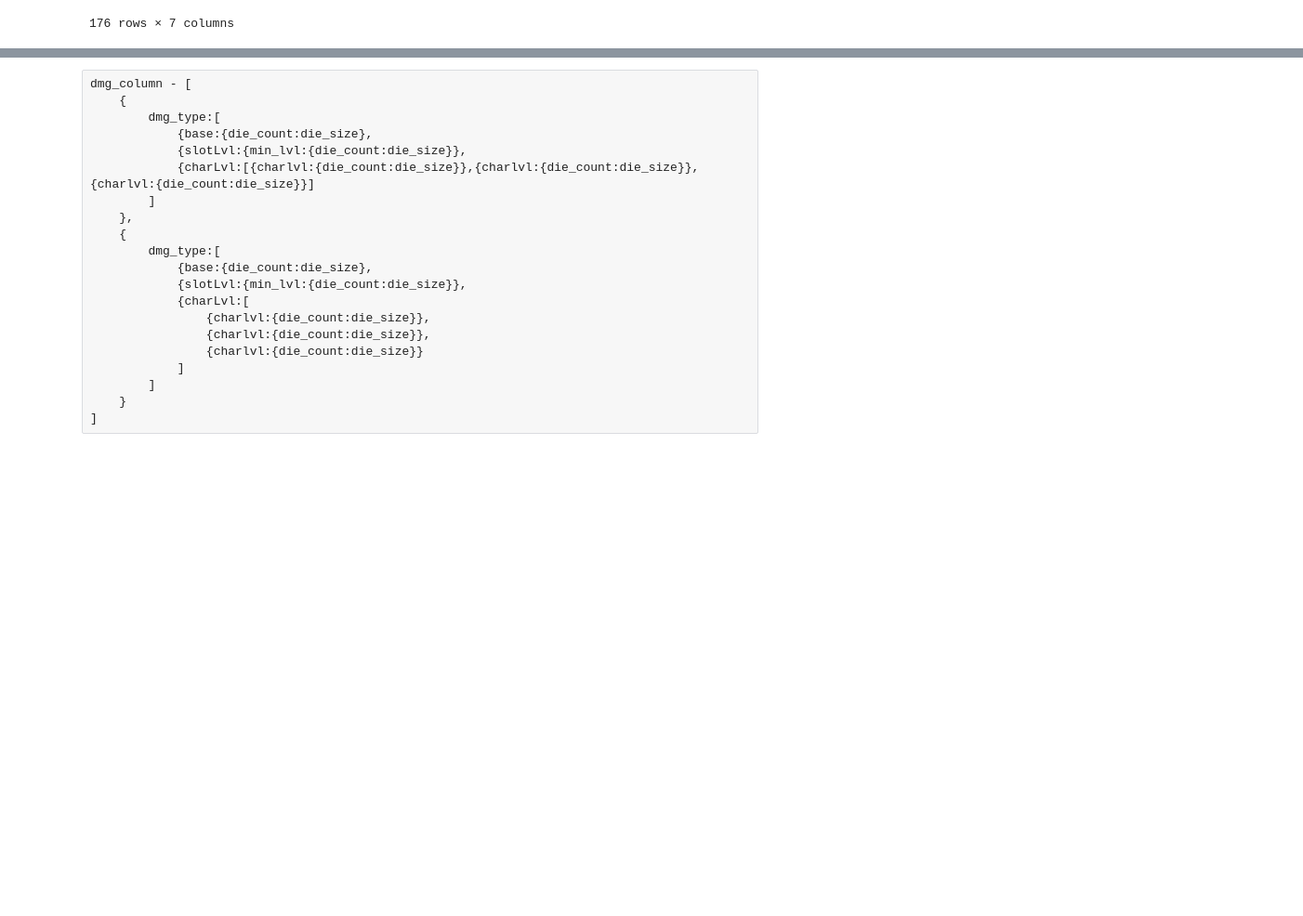
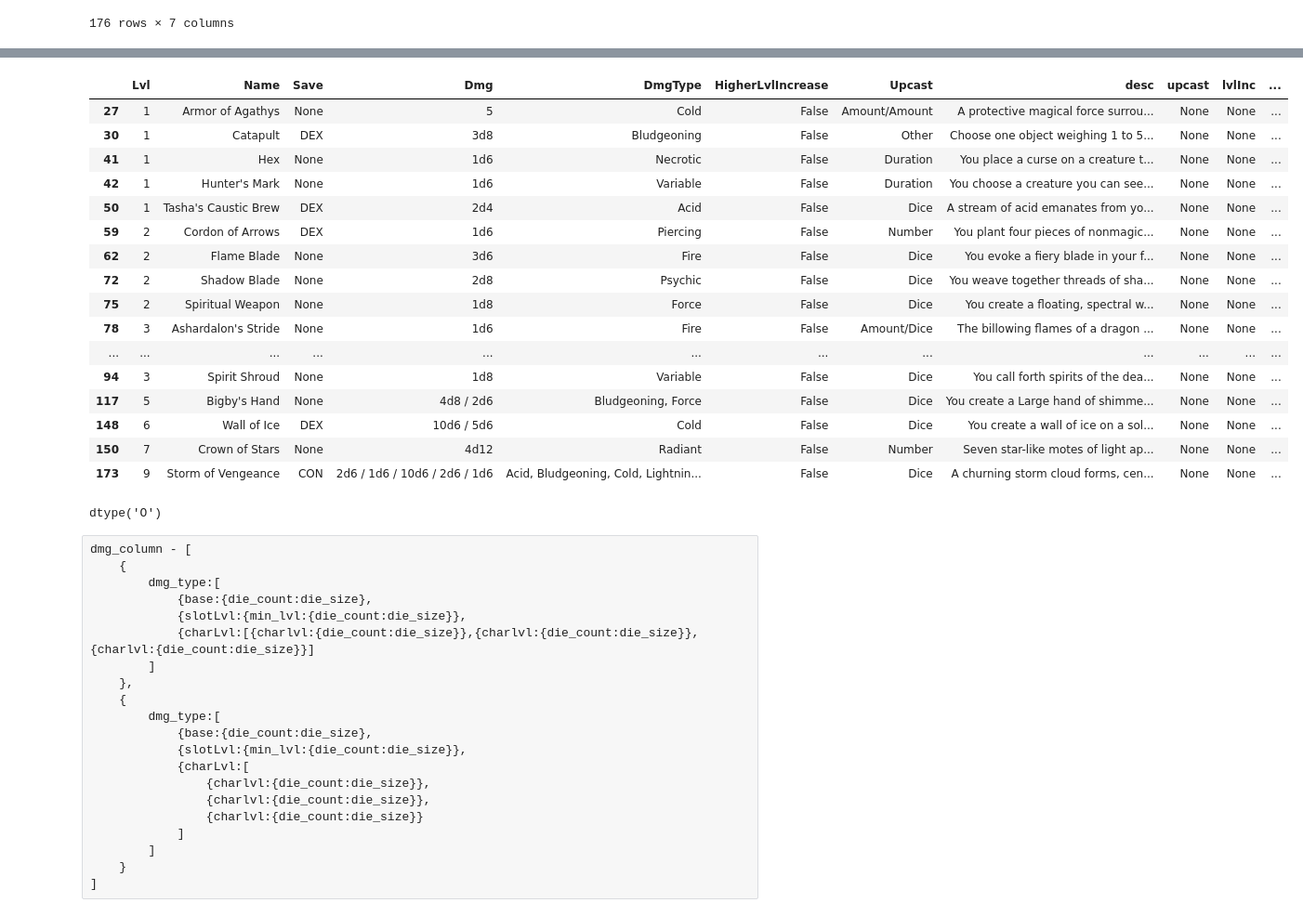
Before and after one commit to pconnell/DNDIO, a Jupyter notebook: dmg_spell_scrape.ipynb, the cells around one changed output, grey strips where cells are left out. Shown at 93% size. Drawn from its saved outputs; the diff is of its cells as text; code cells hidden in the pictures; blank space fills up the shorter version.

Commit message:
uploading parser code, parsed CSVs, and other files

```diff
--- a/dmg_spell_scrape.ipynb
+++ b/dmg_spell_scrape.ipynb
@@ -290,0 +209,7 @@ Weird
+# %%
+dmg_spells_copy['mod'] = False
+for i, row in dmg_spells_copy.iterrows():
+    if '+SAM' in row['Dmg']:
+        dmg_spells_copy.loc[i,'mod'] = True
+        dmg_spells_copy.loc[i,'Dmg'] = dmg_spells_copy.loc[i,'Dmg'][:-4]
+dmg_spells_copy
@@ -290,0 +374,18 @@ Weird
+# %%
+for i,row in dmg_spells_copy.loc[dmg_spells_copy['Dmg'].str.contains(r'\+',regex=True)].iterrows():
+    try:
+        f = open(
+            './data_for_parsing/spells/{}.html'.format(row['Name']),
+            'r'
+        ).read()
+    except:
+        print('file not found: {}'.format(
+            './data_for_parsing/spells/{}.html'.format(row['Name'])
+        ))
+        pass
+
+    ## extract out the data from the file where we know there may be damage
+    for dmg in row['Dmg'].split('+'):
+        print(f'{dmg.strip()}.*?(?= damage)')
+        matches = re.findall(f'{dmg.strip()}.*?(?= damage)',f)
+        print('{}\n\tdamage:{}'.format(row['Name'],matches))
@@ -316,7 +435,7 @@ dmg_spells_copy['dmg_die_count'] = d1
 dmg_spells_copy['dmg_die_size'] = d2
 
 dmg_spells_copy.drop(columns=['dmgCpy'],inplace=True)
-dmg_spells_copy['Upcast'] = np.select(
+dmg_spells_copy['uc'] = np.select(
     [~dmg_spells_copy['Upcast'].isna()],[True],default=False
 )
 dmg_spells_copy
@@ -428,0 +456,37 @@ dmg_spells_copy.loc[dmg_spells_copy['dmg_die_count'].isna()]
+# %%
+#these spells list an upcast, but don't have an upcast dictionary
+dmg_spells_copy.loc[(dmg_spells_copy['uc']==True)&(dmg_spells_copy['upcast'].isna())]
+# %% [output]
+|  | Lvl | Name | Save | Dmg | DmgType | HigherLvlIncrease | Upcast | desc | upcast | lvlInc | ... |
+| 27 | 1 | Armor of Agathys | None | 5 | Cold | False | Amount/Amount | A protective magical force surrou... | None | None | ... |
+| 30 | 1 | Catapult | DEX | 3d8 | Bludgeoning | False | Other | Choose one object weighing 1 to 5... | None | None | ... |
+| 41 | 1 | Hex | None | 1d6 | Necrotic | False | Duration | You place a curse on a creature t... | None | None | ... |
+| 42 | 1 | Hunter's Mark | None | 1d6 | Variable | False | Duration | You choose a creature you can see... | None | None | ... |
+| 50 | 1 | Tasha's Caustic Brew | DEX | 2d4 | Acid | False | Dice | A stream of acid emanates from yo... | None | None | ... |
+| 59 | 2 | Cordon of Arrows | DEX | 1d6 | Piercing | False | Number | You plant four pieces of nonmagic... | None | None | ... |
+| 62 | 2 | Flame Blade | None | 3d6 | Fire | False | Dice | You evoke a fiery blade in your f... | None | None | ... |
+| 72 | 2 | Shadow Blade | None | 2d8 | Psychic | False | Dice | You weave together threads of sha... | None | None | ... |
+| 75 | 2 | Spiritual Weapon | None | 1d8 | Force | False | Dice | You create a floating, spectral w... | None | None | ... |
+| 78 | 3 | Ashardalon's Stride | None | 1d6 | Fire | False | Amount/Dice | The billowing flames of a dragon ... | None | None | ... |
+| ... | ... | ... | ... | ... | ... | ... | ... | ... | ... | ... | ... |
+| 94 | 3 | Spirit Shroud | None | 1d8 | Variable | False | Dice | You call forth spirits of the dea... | None | None | ... |
+| 117 | 5 | Bigby's Hand | None | 4d8 / 2d6 | Bludgeoning, Force | False | Dice | You create a Large hand of shimme... | None | None | ... |
+| 148 | 6 | Wall of Ice | DEX | 10d6 / 5d6 | Cold | False | Dice | You create a wall of ice on a sol... | None | None | ... |
+| 150 | 7 | Crown of Stars | None | 4d12 | Radiant | False | Number | Seven star-like motes of light ap... | None | None | ... |
+| 173 | 9 | Storm of Vengeance | CON | 2d6 / 1d6 / 10d6 / 2d6 / 1d6 | Acid, Bludgeoning, Cold, Lightnin... | False | Dice | A churning storm cloud forms, cen... | None | None | ... |
+# %%
+dmg_spells_copy.loc[dmg_spells_copy['lvlInc'].isna()]
+# dmg_spells_copy['dmg_die_count'] = dmg_spells_copy['dmg_die_count'].astype(int)
+# dmg_spells_copy['dmg_die_size'] = dmg_spells_copy['dmg_die_size'].astype(int)
+for i, row in dmg_spells_copy.iterrows():
+    if not isinstance(row['lvlInc'],dict):
+        if isinstance(row['dmgDict'],dict) and isinstance(row['dmg_die_count']) and isinstance(row['dmg_die_size']):
+            d = row['dmgDict']
+            d[1] = {row['dmg_die_count']:row['dmg_die_size']}
+            row['lvlInc'] = d
+        elif isinstance(row['dmg_die_count'],int) and isinstance(row['dmg_die_size']):
+            row['lvlInc'] = {1:{row['dmg_die_count']:row['dmg_die_size']}}
+
+# dmg_spells_copy['dmg_die_count'].dtype
+# %% [output]
+dtype('O')
```
Also changed, not shown: parts of 47 cells of this notebook, 15 other files.
